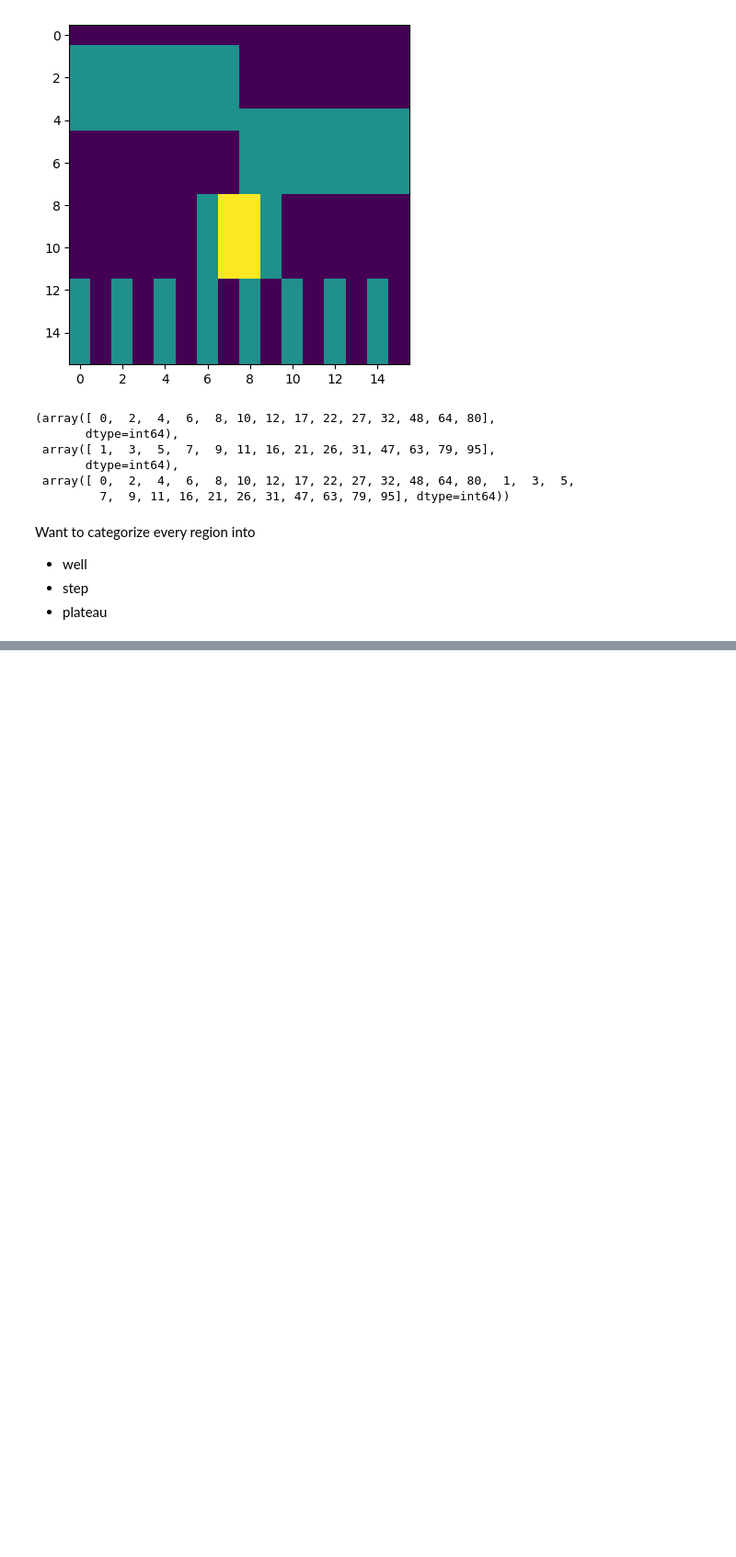
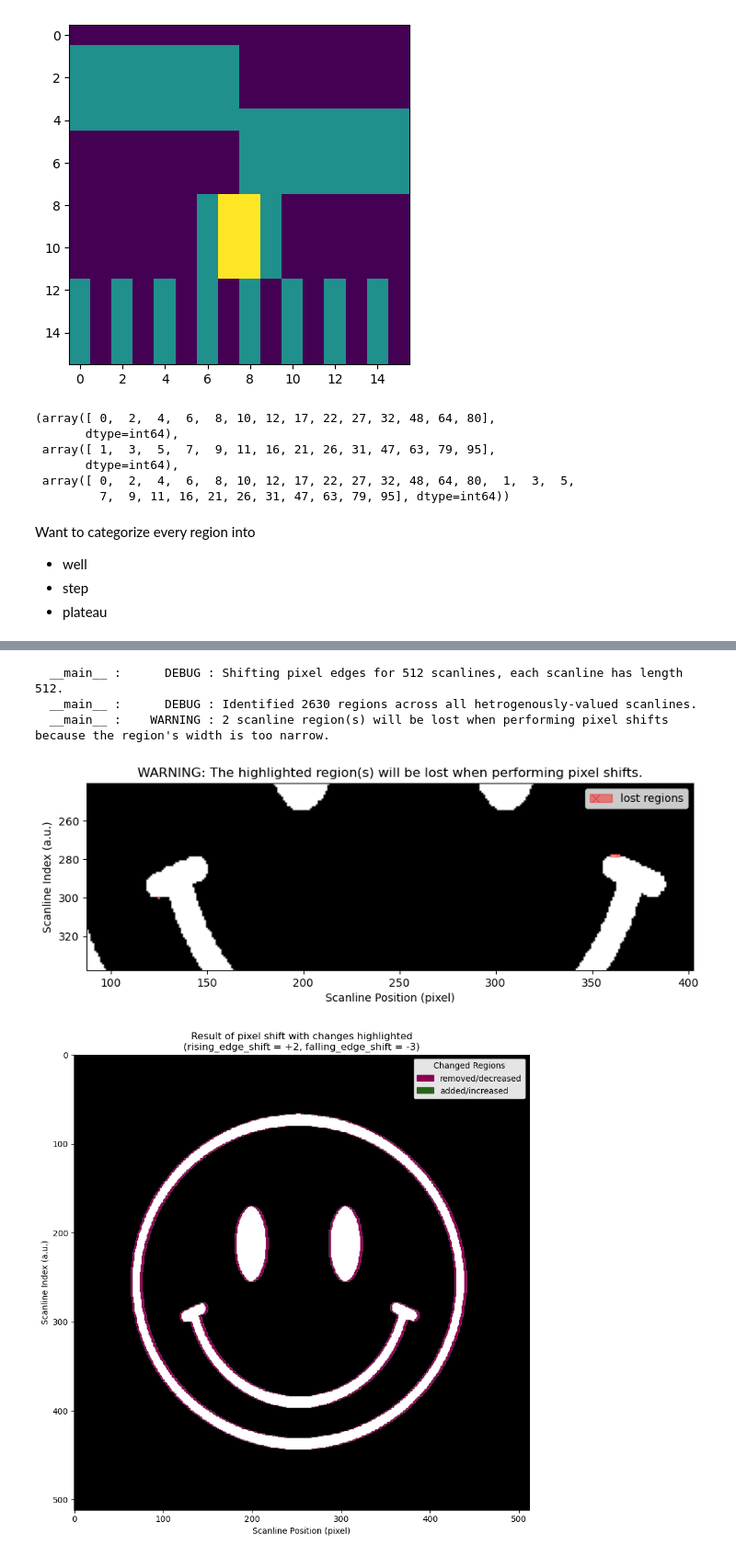
Before and after one commit to CorbanSwain/Custom-Multiphoton-Patterning, a Jupyter notebook: pixel_shift_dev.ipynb, the cells around one changed output, grey strips where cells are left out. Shown at 92% size. Drawn from its saved outputs; the diff is of its cells as text; code cells hidden in the pictures; blank space fills up the shorter version.

```diff
--- a/pixel_shift_dev.ipynb
+++ b/pixel_shift_dev.ipynb
@@ -396,0 +416,18 @@ Failed Regions located at the following pixel locations [row, cols]:
+# %%
+left_region_edges = region_begin_cols
+right_region_edges = region_end_cols
+is_left_edge_shiftable = left_region_edges > 0
+is_right_edge_shiftable = right_region_edges < (x.shape[1] - 1)
+
+new_left_region_edges = left_region_edges.copy()
+new_left_region_edges[is_left_rising & is_left_edge_shiftable] += rising_shift
+new_left_region_edges[is_left_falling & is_left_edge_shiftable] += falling_shift
+new_right_region_edges = right_region_edges.copy()
+new_right_region_edges[is_right_rising & is_right_edge_shiftable] += rising_shift
+new_right_region_edges[is_right_falling & is_right_edge_shiftable] += falling_shift
+
+new_left_region_edges = np.clip(new_left_region_edges, 0, x.shape[1] - 1)
+new_right_region_edges = np.clip(new_right_region_edges, 0, x.shape[1] - 1)
+
+new_region_widths = new_right_region_edges - new_left_region_edges
+new_left_region_edges, new_right_region_edges, new_region_widths
@@ -396,0 +452,14 @@ Failed Regions located at the following pixel locations [row, cols]:
+# %%
+valid_regions = (
+    (new_region_widths > 0) &
+    (new_left_region_edges >= 0) &
+    (new_left_region_edges < x.shape[1]) &
+    (new_right_region_edges >= 0) &
+    (new_right_region_edges < x.shape[1]))
+new_left_region_edges_valid = new_left_region_edges[valid_regions]
+new_right_region_edges_valid = new_right_region_edges[valid_regions]
+
+region_vals_valid = region_vals[valid_regions]
+region_rows_valid = region_rows[valid_regions]
+
+valid_regions, new_left_region_edges_valid, new_right_region_edges_valid, region_vals_valid, region_rows_valid
@@ -396,0 +858,16 @@ Failed Regions located at the following pixel locations [row, cols]:
+# %%
+file_name = 'test_2d_smile.tif'
+data_dir = os.path.join('data', 'examples')
+file_path = os.path.join(data_dir, file_name)
+test_image = imageio.v3.imread(file_path)
+
+new_im = shift_pixel_edges(test_image,
+                           rising_edge_shift=2,
+                           falling_edge_shift=-3,
+                           reverse_scan_direction=False)
+# %% [output]
+  __main__ :      DEBUG : Shifting pixel edges for 512 scanlines, each scanline has length 512.
+  __main__ :      DEBUG : Identified 2630 regions across all hetrogenously-valued scanlines.
+  __main__ :    WARNING : 2 scanline region(s) will be lost when performing pixel shifts because the region's width is too narrow.
+[figure, added]
+[figure, added]
```
Also changed, not shown: parts of 19 cells of this notebook, 2 other files.
